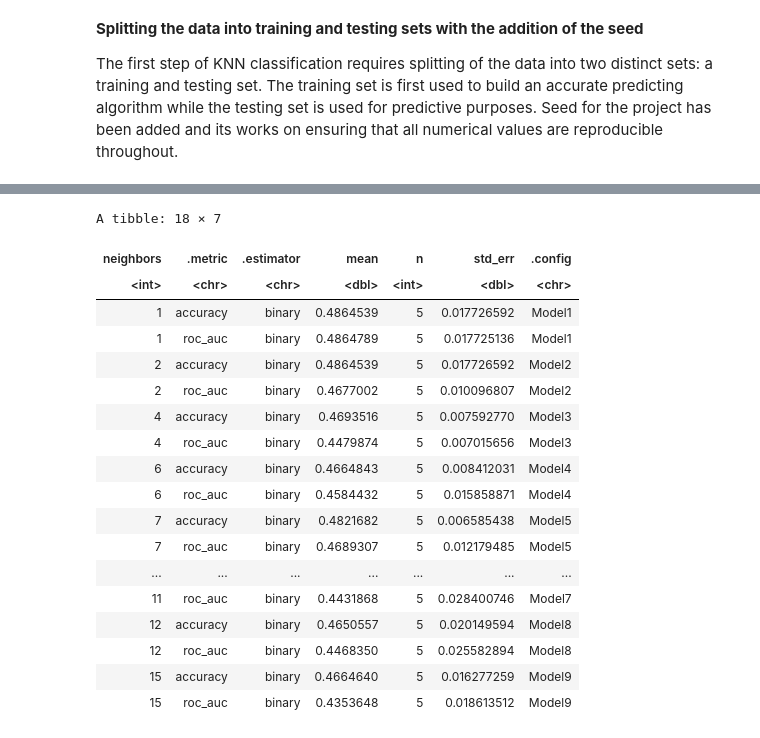
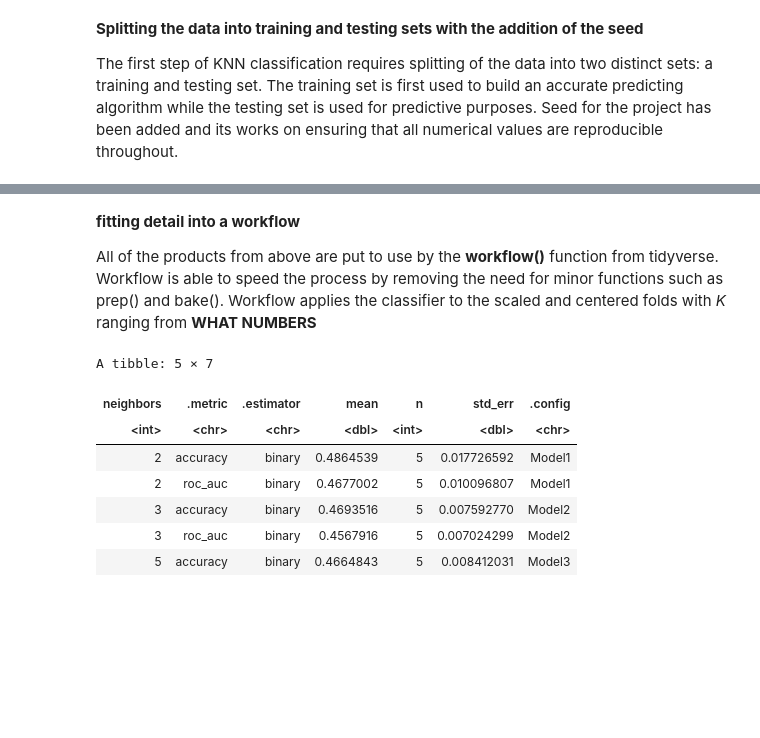
Before and after one commit to rajdhillon27/DSCI-classification-, a Jupyter notebook: Project.ipynb, the cells around one changed output, grey strips where cells are left out. Cells and saved outputs as stored; diff of their text form; code cells hidden in the pictures; blank space fills up the shorter version.

```diff
--- a/Project.ipynb
+++ b/Project.ipynb
@@ -109,7 +109,7 @@ Prior to selecting all of the relevant variables, the mutate function from tidyv
 # %%
 supermarket_sales <- supermarket%>%
     mutate(Customer_type = as_factor(Customer_type), Gender = as.numeric(as_factor(Gender)))
-supermarket_sales%>%
-    select(Gender, Total, Rating) %>%
-    head(5)
+supermarket_sales_select <- supermarket_sales%>%
+                            select(Gender, Total, Rating, Customer_type)
+head(supermarket_sales_select, 5)
 # %% [output]
@@ -130,10 +130,10 @@ Table 1: *first 5 rows of the data with relevant predictors: Gender, Total, and
 
 The first step of KNN classification requires splitting of the data into two distinct sets: a training and testing set. The training set is first used to build an accurate predicting algorithm while the testing set is used for predictive purposes. Seed for the project has been added and its works on ensuring that all numerical values are reproducible throughout.
 # %%
+# Randomly seperating the dataset into 70% training set and 30% testing set
+# Customer_type set as the response variable
+
 set.seed(1)
-supermarket_split <- initial_split(supermarket_sales, prop = 0.70, strata = Customer_type)
+supermarket_split <- initial_split(supermarket_sales_select, prop = 0.70, strata = Customer_type)
 supermarket_train <- training(supermarket_split)
 supermarket_test <- testing(supermarket_split)
-
-supermarket_train%>%
-    slice(1:5)
@@ -182,27 +177,25 @@ Computational engine: kknn
+# %% [markdown]
+**fitting detail into a workflow**
+
+All of the products from above are put to use by the **workflow()** function from tidyverse. Workflow is able to speed the process by removing the need for minor functions such as prep() and bake(). Workflow applies the classifier to the scaled and centered folds with *K* ranging from **WHAT NUMBERS**
 # %%
+# calculating the accuracy of various K values
+
 supermarket_workflow <- workflow()%>%
      add_recipe(supermarket_recipe) %>%
      add_model(knn_spec) %>%
      tune_grid(resamples = supermarket_vfold, grid = 10)%>%
      collect_metrics()
-supermarket_workflow
+
+
+supermarket_workflow %>%
+slice(1:5)
 # %% [output]
-A tibble: 18 × 7
+A tibble: 5 × 7
 | neighbors | .metric | .estimator | mean | n | std_err | .config |
 | <int> | <chr> | <chr> | <dbl> | <int> | <dbl> | <chr> |
-| 1 | accuracy | binary | 0.4864539 | 5 | 0.017726592 | Model1 |
-| 1 | roc_auc | binary | 0.4864789 | 5 | 0.017725136 | Model1 |
-| 2 | accuracy | binary | 0.4864539 | 5 | 0.017726592 | Model2 |
-| 2 | roc_auc | binary | 0.4677002 | 5 | 0.010096807 | Model2 |
-| 4 | accuracy | binary | 0.4693516 | 5 | 0.007592770 | Model3 |
-| 4 | roc_auc | binary | 0.4479874 | 5 | 0.007015656 | Model3 |
-| 6 | accuracy | binary | 0.4664843 | 5 | 0.008412031 | Model4 |
-| 6 | roc_auc | binary | 0.4584432 | 5 | 0.015858871 | Model4 |
-| 7 | accuracy | binary | 0.4821682 | 5 | 0.006585438 | Model5 |
-| 7 | roc_auc | binary | 0.4689307 | 5 | 0.012179485 | Model5 |
-| ... | ... | ... | ... | ... | ... | ... |
-| 11 | roc_auc | binary | 0.4431868 | 5 | 0.028400746 | Model7 |
-| 12 | accuracy | binary | 0.4650557 | 5 | 0.020149594 | Model8 |
-| 12 | roc_auc | binary | 0.4468350 | 5 | 0.025582894 | Model8 |
-| 15 | accuracy | binary | 0.4664640 | 5 | 0.016277259 | Model9 |
-| 15 | roc_auc | binary | 0.4353648 | 5 | 0.018613512 | Model9 |
+| 2 | accuracy | binary | 0.4864539 | 5 | 0.017726592 | Model1 |
+| 2 | roc_auc | binary | 0.4677002 | 5 | 0.010096807 | Model1 |
+| 3 | accuracy | binary | 0.4693516 | 5 | 0.007592770 | Model2 |
+| 3 | roc_auc | binary | 0.4567916 | 5 | 0.007024299 | Model2 |
+| 5 | accuracy | binary | 0.4664843 | 5 | 0.008412031 | Model3 |
```
Also changed, not shown: parts of 18 cells of this notebook.
